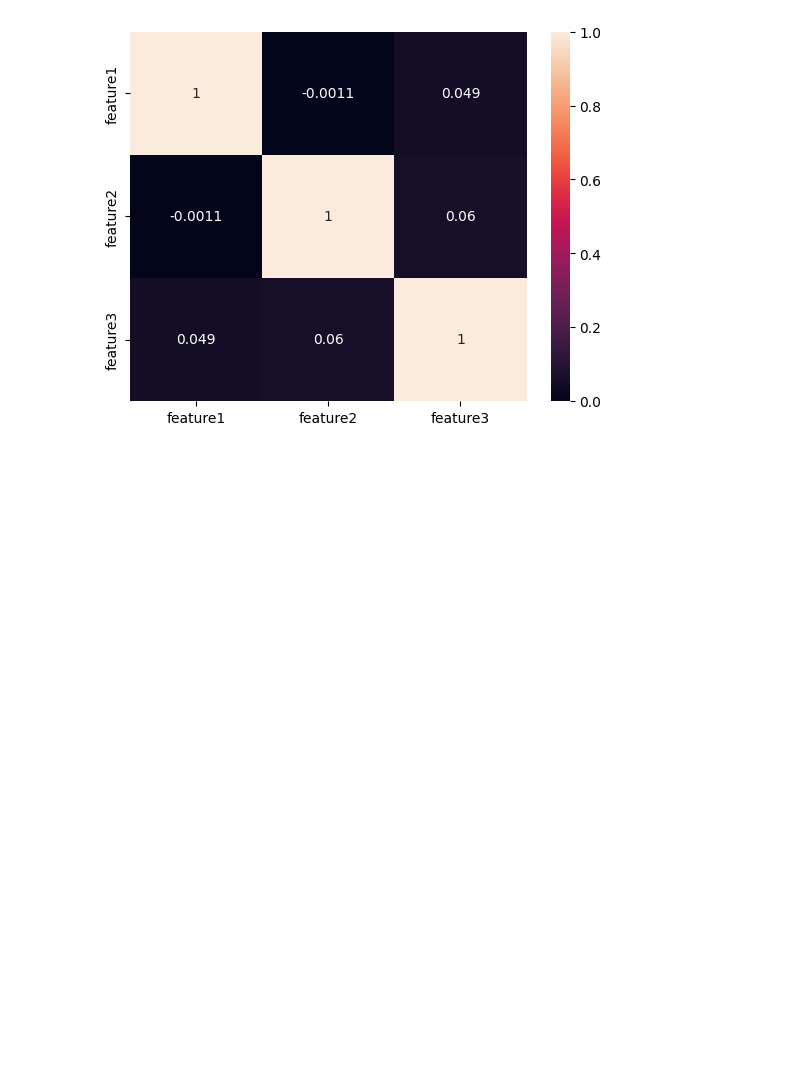
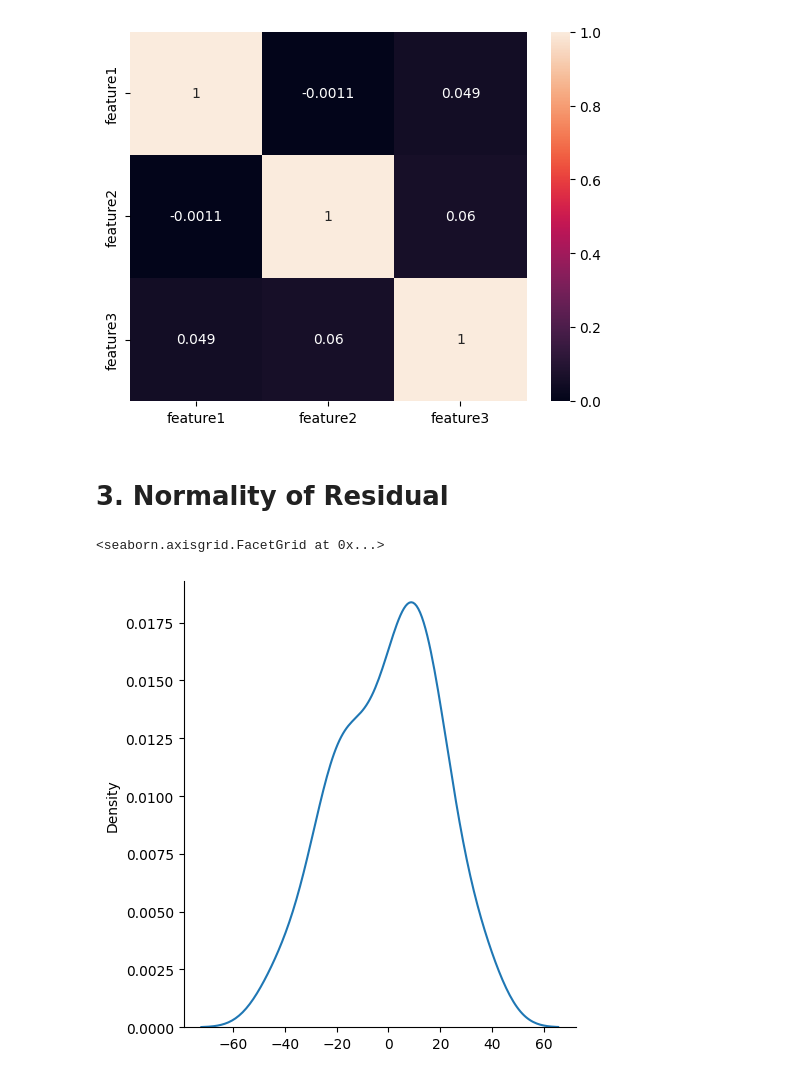
Before and after one commit to Saifullah785/machine-learning-engineer-roadmap, a Jupyter notebook: Lecture_72_Linear_Regression_Assumptions/Lecture_72_Linear_Regression_Assumptions.ipynb, the cells around one changed output. Drawn from its saved outputs; the diff is of its cells as text; code cells hidden in the pictures; blank space fills up the shorter version.

Commit message:
Created using Colab while practicing code lecture -72 on 3. Normality of Residual,4. Homoscedasticity and 5. Autocorrelation of Residuals

```diff
--- a/Lecture_72_Linear_Regression_Assumptions/Lecture_72_Linear_Regression_Assumptions.ipynb
+++ b/Lecture_72_Linear_Regression_Assumptions/Lecture_72_Linear_Regression_Assumptions.ipynb
@@ -84,3 +90,11 @@ sns.heatmap(df.iloc[:,0:3].corr(),annot=True)
 # %% [output]
 <Axes: >
 [figure]
+# %% [markdown]
+# 3. Normality of Residual
+# %%
+# Create a distribution plot of the residuals to check for normality
+sns.displot(residual, kind='kde')
+# %% [output]
+<seaborn.axisgrid.FacetGrid at 0x...>
+[figure, added]
```
Also changed, not shown: parts of 8 cells of this notebook.
